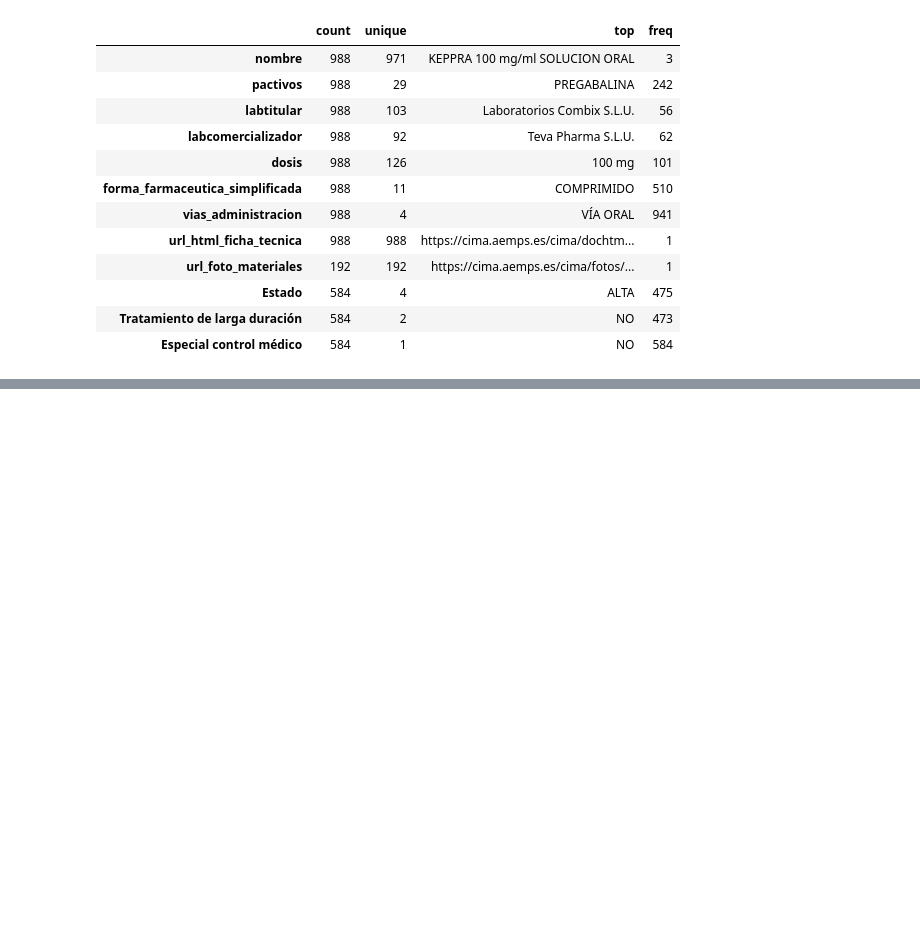
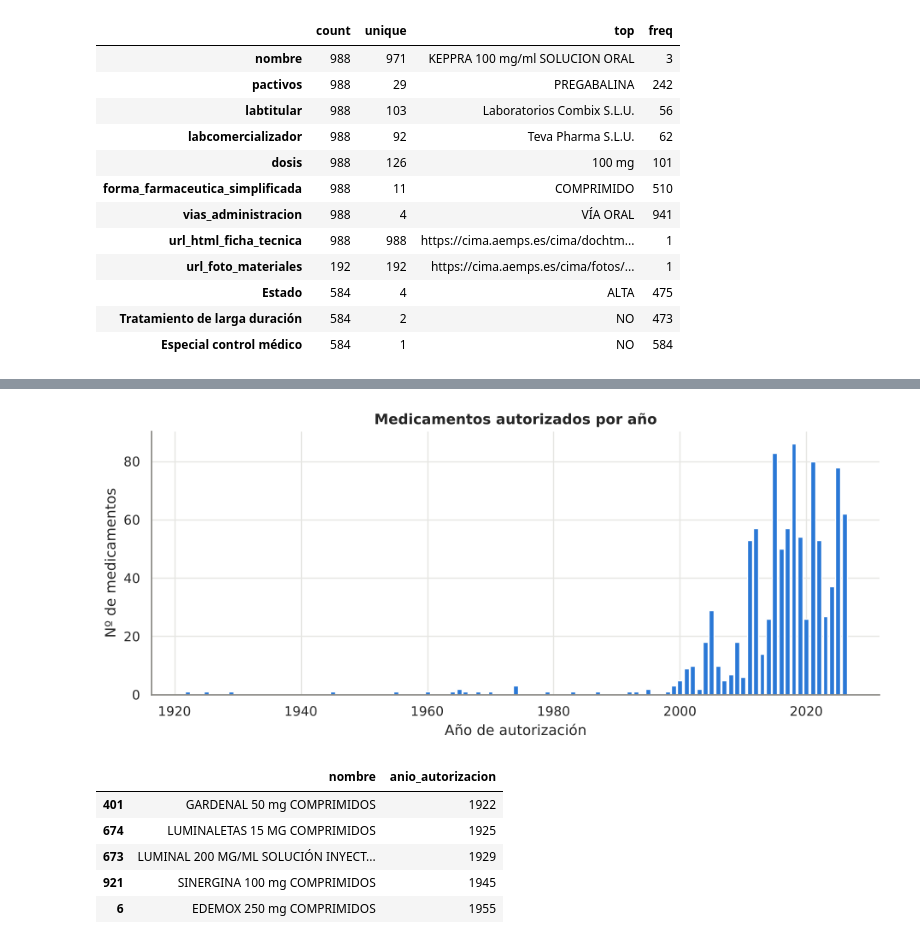
Before and after one commit to carlosagustii/epileps.IA, a Jupyter notebook: src/epileps_ia/pruebas_EDA.ipynb, the cells around one changed output, grey strips where cells are left out. Drawn from its saved outputs; the diff is of its cells as text; code cells hidden in the pictures; blank space fills up the shorter version.

```diff
--- a/src/epileps_ia/pruebas_EDA.ipynb
+++ b/src/epileps_ia/pruebas_EDA.ipynb
@@ -45,4 +190,4 @@ df.describe(include='object').T
 # %%
-df_mod = df.drop(columns=['nregistro','cn','estado_rev', 'estado_aut', 'url_html_ficha_tecnica', 'url_foto_materiales'])
-df_mod.head()
+df_mod = df.drop(columns=constantes)
+df_mod.shape
 # %% [output]
@@ -61,9 +194,0 @@ df_mod[["Precio de referencia", "Precio venta al público con IVA"]].sort_values
-# %%
-#LOS DOS PRECIOS SON IGUALES MENOS EN POCOS CASOS QUE REFERENCIA NO TIENE VALOR, POR LO QUE ELIMINAMOS
-#PRECIO REFERENCIA
-df_mod = df_mod.drop(columns=['Precio de referencia'])
-
-
-df_mod = df_mod.fillna({
-    "Precio venta al público con IVA": -1,
-})
@@ -75,0 +203,20 @@ plt.show() #no tiene ninguna relaciob, como vemos en la grafica hay precios con
+# %%
+fecha_ref = df_mod['estado_aut'].max()
+df_mod['anio_autorizacion'] = df_mod['estado_aut'].dt.year
+df_mod['antiguedad_anios'] = ((fecha_ref - df_mod['estado_aut']).dt.days / 365.25).round(1)
+df_mod['tiene_revision'] = df_mod['estado_rev'].notna().astype(int)
+df_mod['tiene_materiales'] = df_mod['url_foto_materiales'].notna().astype(int)
+
+df_mod = df_mod.drop(columns=['cn', 'estado_aut', 'estado_rev', 'url_html_ficha_tecnica', 'url_foto_materiales'])
+
+# Nombres de columna cortos y sin espacios para trabajar más cómodos
+df_mod = df_mod.rename(columns={
+    'Volumen Informativo de Seguridad (num palabras)': 'palabras_seguridad',
+    'Complejidad del Desglose Clínico (num tablas)': 'num_tablas',
+    'Indicador de Riesgo Severo (num veces grave/s)': 'menciones_grave',
+    'Estado': 'estado_nomenclator',
+    'Precio venta al público con IVA': 'precio_pvp_iva',
+    'Precio de referencia': 'precio_referencia',
+    'Tratamiento de larga duración': 'larga_duracion',
+})
+df_mod.head()
@@ -75,0 +230,18 @@ plt.show() #no tiene ninguna relaciob, como vemos en la grafica hay precios con
+# %%
+fig, ax = plt.subplots(figsize=(11, 4))
+por_anio = df_mod['anio_autorizacion'].value_counts().sort_index()
+ax.bar(por_anio.index, por_anio.values, color=AZUL, width=0.8)
+ax.set_title('Medicamentos autorizados por año')
+ax.set_xlabel('Año de autorización')
+ax.set_ylabel('Nº de medicamentos')
+guardar('hu4_02_autorizaciones_anio')
+plt.show()
+df_mod.sort_values('anio_autorizacion')[['nombre', 'anio_autorizacion']].head(5)
+# %% [output]
+[figure, added]
+|  | nombre | anio_autorizacion |
+| 401 | GARDENAL 50 mg COMPRIMIDOS | 1922 |
+| 674 | LUMINALETAS 15 MG COMPRIMIDOS | 1925 |
+| 673 | LUMINAL 200 MG/ML SOLUCIÓN INYECT... | 1929 |
+| 921 | SINERGINA 100 mg COMPRIMIDOS | 1945 |
+| 6 | EDEMOX 250 mg COMPRIMIDOS | 1955 |
```
Also changed, not shown: parts of 59 cells of this notebook, 11 other files.
